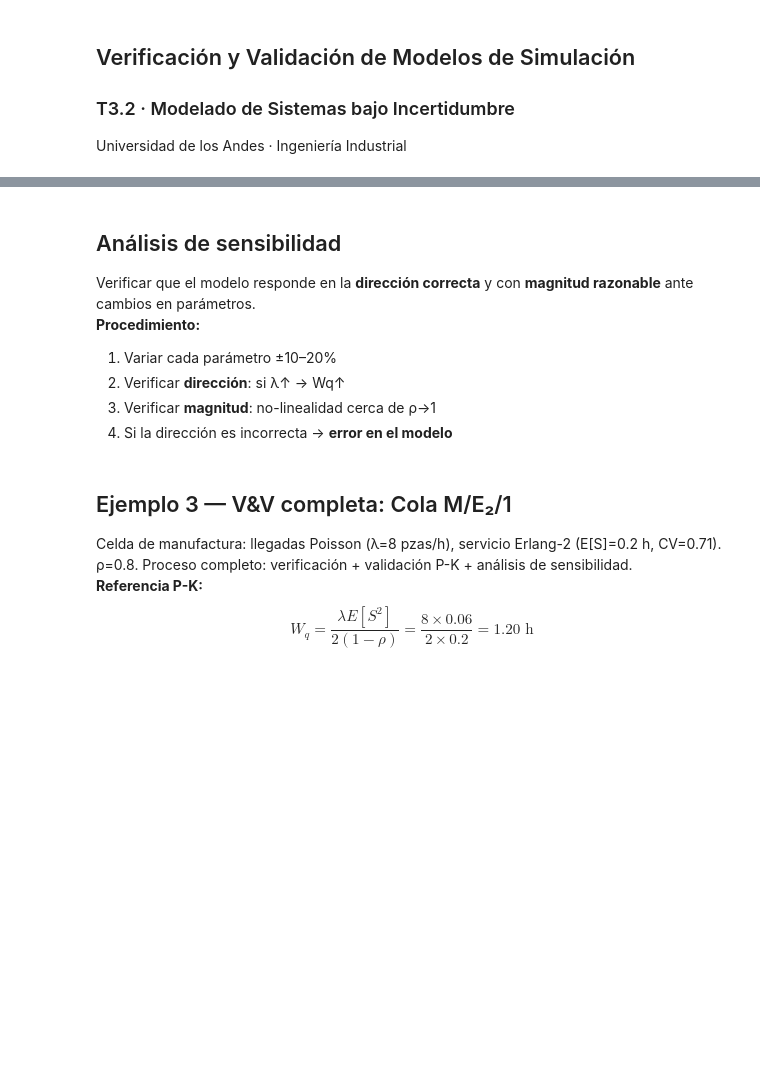
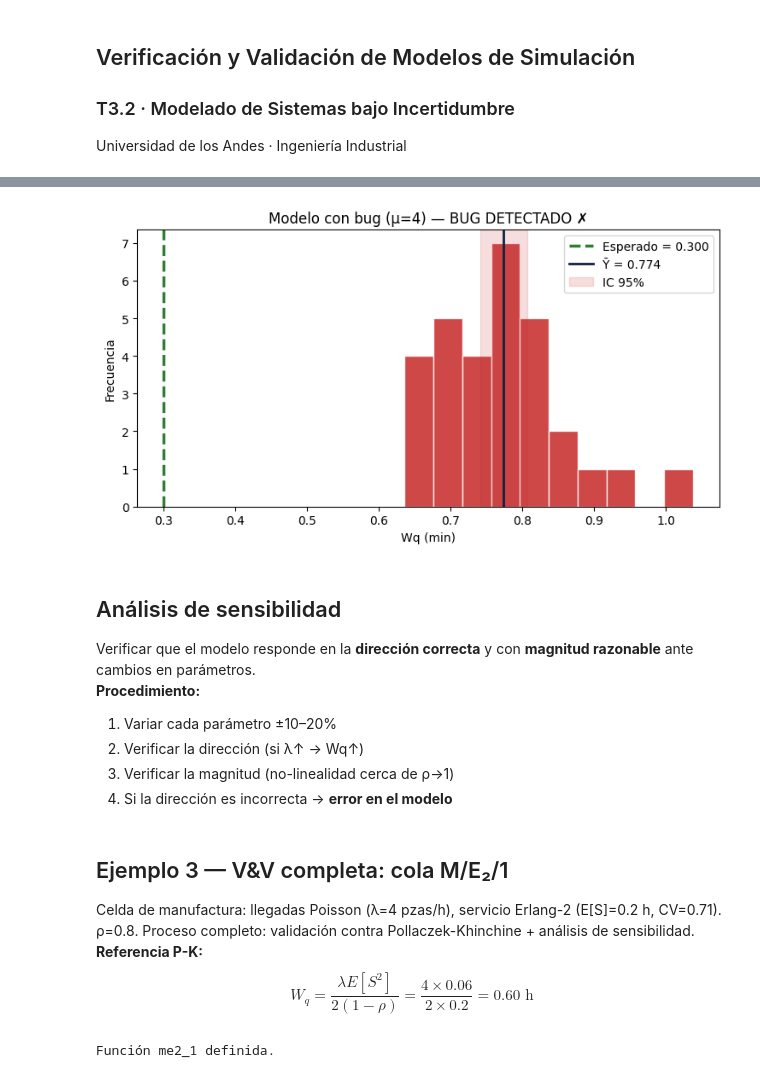
Before and after one commit to PozosT/MoBI, a Jupyter notebook: Codigos/pres_T3.2_VV.ipynb, the cells around one changed output, grey strips where cells are left out. Drawn from its saved outputs; the diff is of its cells as text; code cells hidden in the pictures; blank space fills up the shorter version.

```diff
--- a/Codigos/pres_T3.2_VV.ipynb
+++ b/Codigos/pres_T3.2_VV.ipynb
@@ -200,0 +230,18 @@ plt.tight_layout(); plt.show()
+# %%
+mu_bug = 4
+Wq_bug = replicas_mm1(lam, mu_bug, T=2000, n_rep=n_rep, seed_base=2000)
+
+mean_bug = Wq_bug.mean()
+se_bug = Wq_bug.std(ddof=1)/np.sqrt(n_rep)
+ci_bug = (mean_bug - t_crit*se_bug, mean_bug + t_crit*se_bug)
+T_bug = (mean_bug - Wq_ref) / se_bug
+p_bug = 2 * (1 - st.t.cdf(abs(T_bug), n_rep-1))
+
+print('═══ MODELO CON BUG (μ=4 en vez de 5) ═══')
+print(f'Referencia esperada (μ=5):  Wq = {Wq_ref:.3f} min')
+print(f'Simulado (n={n_rep}):         Ȳ  = {mean_bug:.3f} min')
+print(f'IC 95%:                     [{ci_bug[0]:.3f}, {ci_bug[1]:.3f}]')
+print(f'¿IC contiene {Wq_ref:.3f}? {"Sí" if ci_bug[0] <= Wq_ref <= ci_bug[1] else "NO ✗ → BUG DETECTADO"}')
+print(f'\nPrueba t: T = {T_bug:+.3f},  p-valor = {p_bug:.3e}')
+print(f'Decisión: {"Se rechaza H₀ → MODELO NO VALIDADO" if p_bug < 0.05 else "no se rechaza"}')
+print(f'\n💡 ρ̂ ≈ {lam/mu_bug:.2f} = {lam}/{mu_bug} → el desbordamiento apunta a μ = {mu_bug}')
@@ -201,3 +271,15 @@ plt.tight_layout(); plt.show()
+# %%
+fig, ax = plt.subplots(figsize=(7.5, 4.2))
+ax.hist(Wq_bug, bins=10, color='#C62828', edgecolor='white', alpha=0.85)
+ax.axvline(Wq_ref, color='#2E7D32', lw=2.5, ls='--', label=f'Esperado = {Wq_ref:.3f}')
+ax.axvline(mean_bug, color='#0D2240', lw=2, label=f'Ȳ = {mean_bug:.3f}')
+ax.axvspan(ci_bug[0], ci_bug[1], alpha=0.15, color='#C62828', label='IC 95%')
+ax.set_xlabel('Wq (min)'); ax.set_ylabel('Frecuencia')
+ax.set_title('Modelo con bug (μ=4) — BUG DETECTADO ✗')
+ax.legend()
+plt.tight_layout(); plt.show()
+# %% [output]
+[figure, added]
 # %% [markdown]
 ## Análisis de sensibilidad
 <div class='defn'>
@@ -206,15 +288,15 @@ Verificar que el modelo responde en la <strong>dirección correcta</strong> y co
 
 **Procedimiento:**
 1. Variar cada parámetro ±10–20%
-2. Verificar **dirección**: si λ↑ → Wq↑
-3. Verificar **magnitud**: no-linealidad cerca de ρ→1
+2. Verificar la dirección (si λ↑ → Wq↑)
+3. Verificar la magnitud (no-linealidad cerca de ρ→1)
 4. Si la dirección es incorrecta → **error en el modelo**
 # %% [markdown]
-## Ejemplo 3 — V&V completa: Cola M/E₂/1
+## Ejemplo 3 — V&V completa: cola M/E₂/1
 <div class='defn'>
-Celda de manufactura: llegadas Poisson (λ=8 pzas/h), servicio Erlang-2 (E[S]=0.2 h, CV=0.71). ρ=0.8.
-Proceso completo: verificación + validación P-K + análisis de sensibilidad.
+Celda de manufactura: llegadas Poisson (λ=4 pzas/h), servicio Erlang-2 (E[S]=0.2 h, CV=0.71). ρ=0.8.
+Proceso completo: validación contra Pollaczek-Khinchine + análisis de sensibilidad.
 </div>
 
 **Referencia P-K:**
-$$W_q = \frac{\lambda E[S^2]}{2(1-\rho)} = \frac{8 \times 0.06}{2 \times 0.2} = 1.20 \text{ h}$$
+$$W_q = \frac{\lambda E[S^2]}{2(1-\rho)} = \frac{4 \times 0.06}{2 \times 0.2} = 0.60 \text{ h}$$
@@ -309,0 +303,28 @@ print('✓ Modelo verificado y validado. Listo para análisis avanzados.')
+# %%
+def me2_1(lam, mu_fase, T, seed=42):
+    """Simula M/E₂/1: servicio = suma de 2 exponenciales con tasa mu_fase."""
+    np.random.seed(seed)
+    esperas = []
+
+    def cliente(env, srv):
+        t_llegada = env.now
+        with srv.request() as req:
+            yield req
+            esperas.append(env.now - t_llegada)
+            yield env.timeout(np.random.exponential(1/mu_fase))
+            yield env.timeout(np.random.exponential(1/mu_fase))
+
+    def llegadas(env, srv):
+        while True:
+            yield env.timeout(np.random.exponential(1/lam))
+            env.process(cliente(env, srv))
+
+    env = simpy.Environment()
+    srv = simpy.Resource(env, capacity=1)
+    env.process(llegadas(env, srv))
+    env.run(until=T)
+    return float(np.mean(esperas)) if esperas else 0.0
+
+print('Función me2_1 definida.')
+# %% [output]
+Función me2_1 definida.
```
Also changed, not shown: parts of 24 cells of this notebook, 5 other files.
